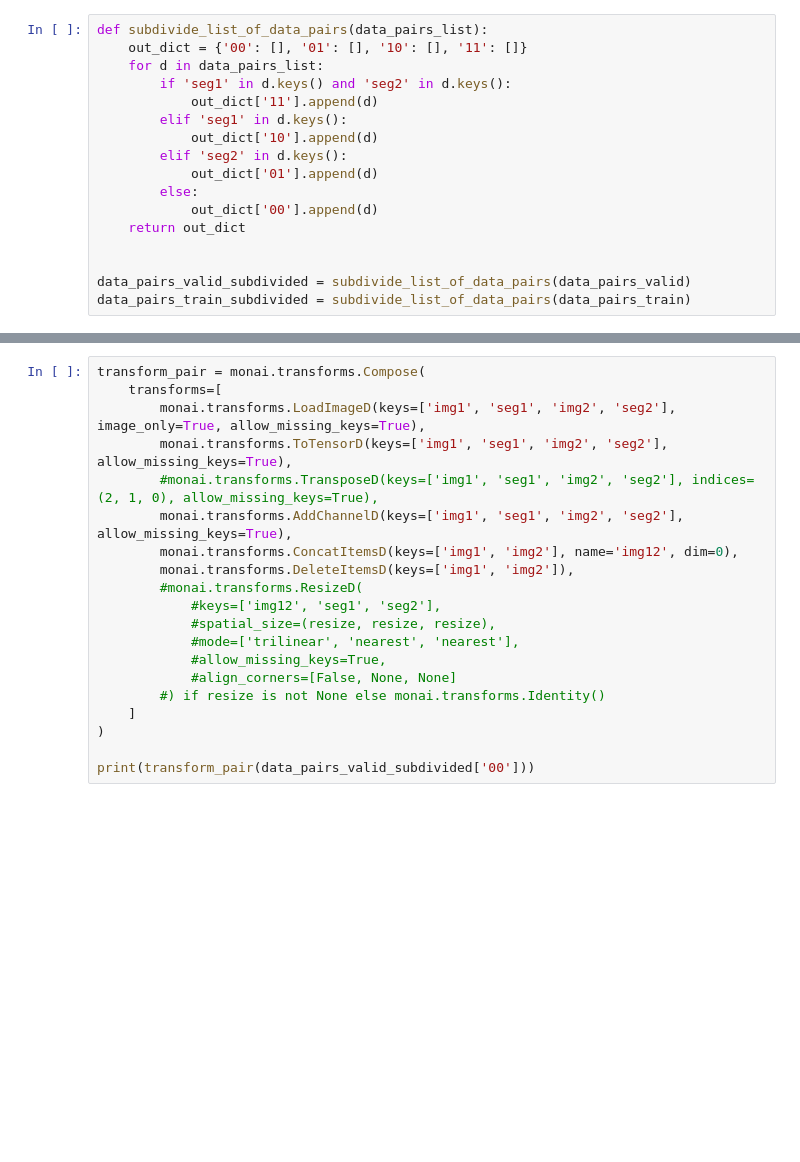
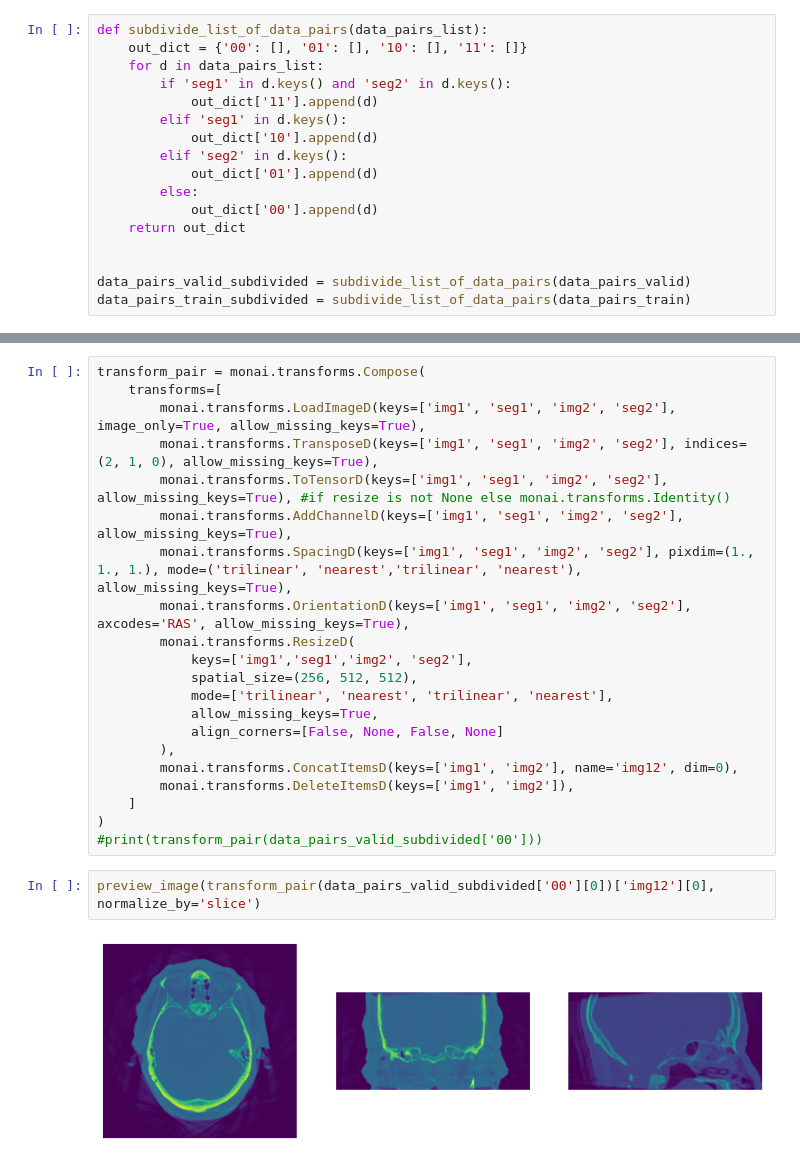
Before and after one commit to mikami520/AutoSeg4SinonasalCT, a Jupyter notebook: DeepAtlas.ipynb, the cells around one changed output, grey strips where cells are left out. Cells and saved outputs as stored; diff of their text form; blank space fills up the shorter version.

```diff
--- a/DeepAtlas.ipynb
+++ b/DeepAtlas.ipynb
@@ -428,19 +433,24 @@ We have 20 pairs for reg_net validation.
 transform_pair = monai.transforms.Compose(
     transforms=[
         monai.transforms.LoadImageD(keys=['img1', 'seg1', 'img2', 'seg2'], image_only=True, allow_missing_keys=True),
-        monai.transforms.ToTensorD(keys=['img1', 'seg1', 'img2', 'seg2'], allow_missing_keys=True),
-        #monai.transforms.TransposeD(keys=['img1', 'seg1', 'img2', 'seg2'], indices=(2, 1, 0), allow_missing_keys=True),
+        monai.transforms.TransposeD(keys=['img1', 'seg1', 'img2', 'seg2'], indices=(2, 1, 0), allow_missing_keys=True),
+        monai.transforms.ToTensorD(keys=['img1', 'seg1', 'img2', 'seg2'], allow_missing_keys=True), #if resize is not None else monai.transforms.Identity()
         monai.transforms.AddChannelD(keys=['img1', 'seg1', 'img2', 'seg2'], allow_missing_keys=True),
+        monai.transforms.SpacingD(keys=['img1', 'seg1', 'img2', 'seg2'], pixdim=(1., 1., 1.), mode=('trilinear', 'nearest','trilinear', 'nearest'), allow_missing_keys=True),
+        monai.transforms.OrientationD(keys=['img1', 'seg1', 'img2', 'seg2'], axcodes='RAS', allow_missing_keys=True),
+        monai.transforms.ResizeD(
+            keys=['img1','seg1','img2', 'seg2'],
+            spatial_size=(256, 512, 512),
+            mode=['trilinear', 'nearest', 'trilinear', 'nearest'],
+            allow_missing_keys=True,
+            align_corners=[False, None, False, None]
+        ),
         monai.transforms.ConcatItemsD(keys=['img1', 'img2'], name='img12', dim=0),
         monai.transforms.DeleteItemsD(keys=['img1', 'img2']),
-        #monai.transforms.ResizeD(
-            #keys=['img12', 'seg1', 'seg2'],
-            #spatial_size=(resize, resize, resize),
-            #mode=['trilinear', 'nearest', 'nearest'],
-            #allow_missing_keys=True,
-            #align_corners=[False, None, None]
-        #) if resize is not None else monai.transforms.Identity()
     ]
 )
-
-print(transform_pair(data_pairs_valid_subdivided['00']))
+#print(transform_pair(data_pairs_valid_subdivided['00']))
+# %%
+preview_image(transform_pair(data_pairs_valid_subdivided['00'][0])['img12'][0], normalize_by='slice')
+# %% [output]
+[figure, added]
```
Also changed, not shown: parts of 16 cells of this notebook.
